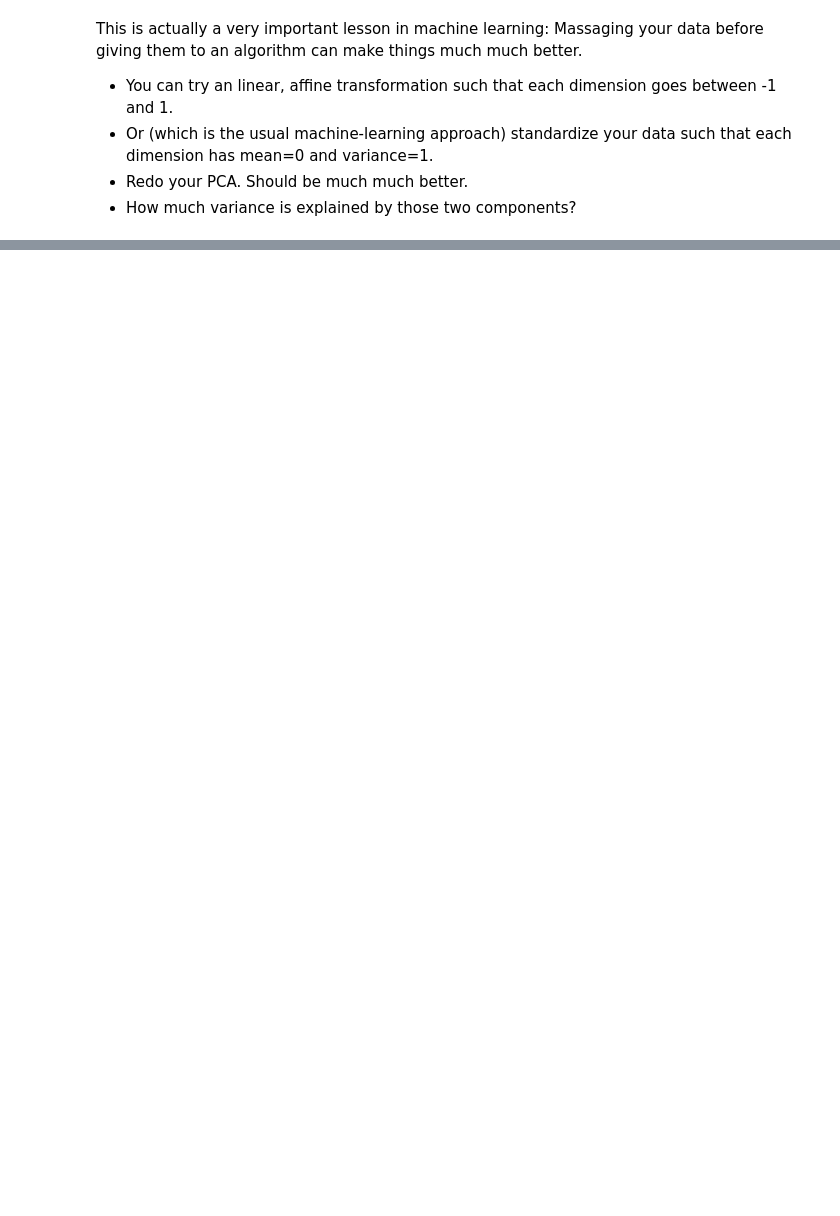
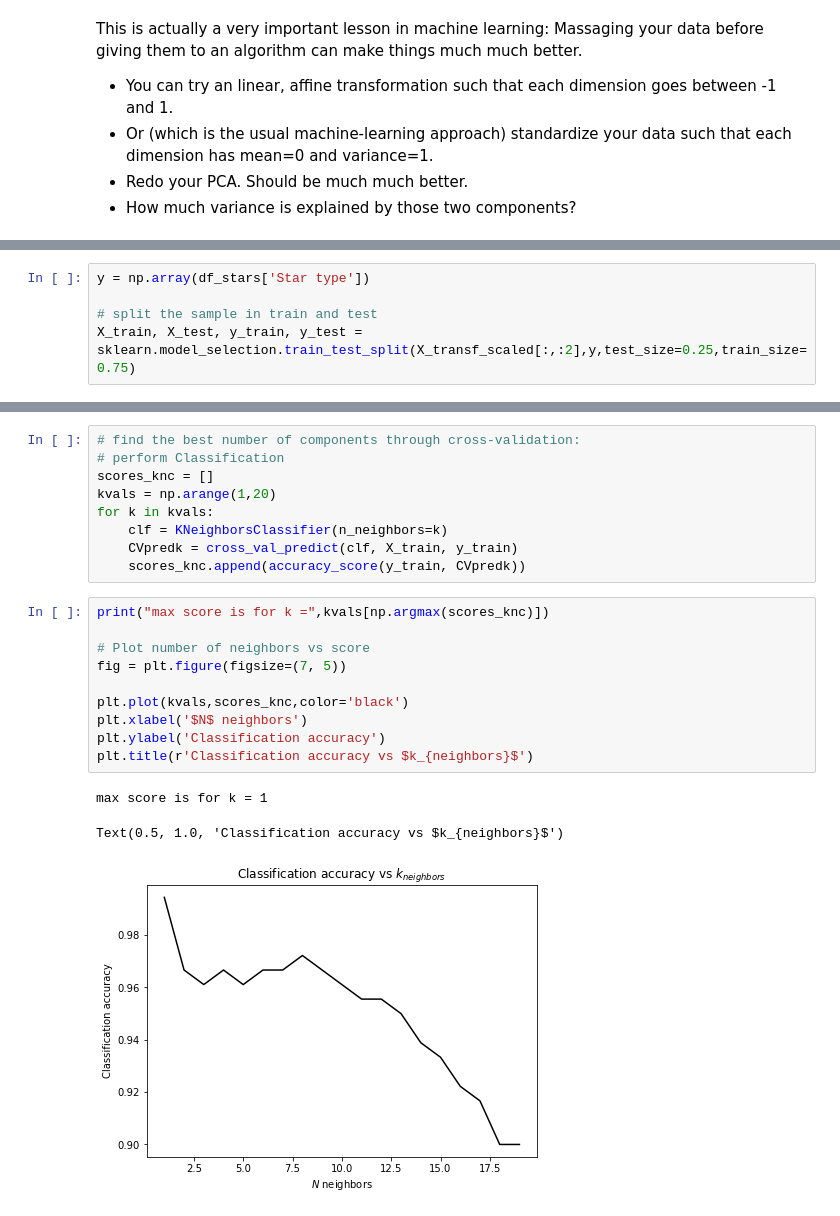
Before and after one commit to ludovicobizzarri/astrostatistics_bicocca_2024, a Jupyter notebook: working/Lesson 15/HR diagram.ipynb, the cells around one changed output, grey strips where cells are left out. Drawn from its saved outputs; the diff is of its cells as text; blank space fills up the shorter version.

```diff
--- a/working/Lesson 15/HR diagram.ipynb
+++ b/working/Lesson 15/HR diagram.ipynb
@@ -266,0 +280,5 @@ Text(0.5, 1.0, 'Variance embedded in the cumulative PCA components')
+# %%
+y = np.array(df_stars['Star type'])
+
+# split the sample in train and test
+X_train, X_test, y_train, y_test = sklearn.model_selection.train_test_split(X_transf_scaled[:,:2],y,test_size=0.25,train_size=0.75)
@@ -266,0 +287,23 @@ Text(0.5, 1.0, 'Variance embedded in the cumulative PCA components')
+# %%
+# find the best number of components through cross-validation:
+# perform Classification
+scores_knc = []
+kvals = np.arange(1,20)
+for k in kvals:
+    clf = KNeighborsClassifier(n_neighbors=k)
+    CVpredk = cross_val_predict(clf, X_train, y_train)
+    scores_knc.append(accuracy_score(y_train, CVpredk))
+# %%
+print("max score is for k =",kvals[np.argmax(scores_knc)])
+
+# Plot number of neighbors vs score
+fig = plt.figure(figsize=(7, 5))
+
+plt.plot(kvals,scores_knc,color='black')
+plt.xlabel('$N$ neighbors')
+plt.ylabel('Classification accuracy')
+plt.title(r'Classification accuracy vs $k_{neighbors}$')
+# %% [output]
+max score is for k = 1
+Text(0.5, 1.0, 'Classification accuracy vs $k_{neighbors}$')
+[figure, added]
```
Also changed, not shown: parts of 35 cells of this notebook.
